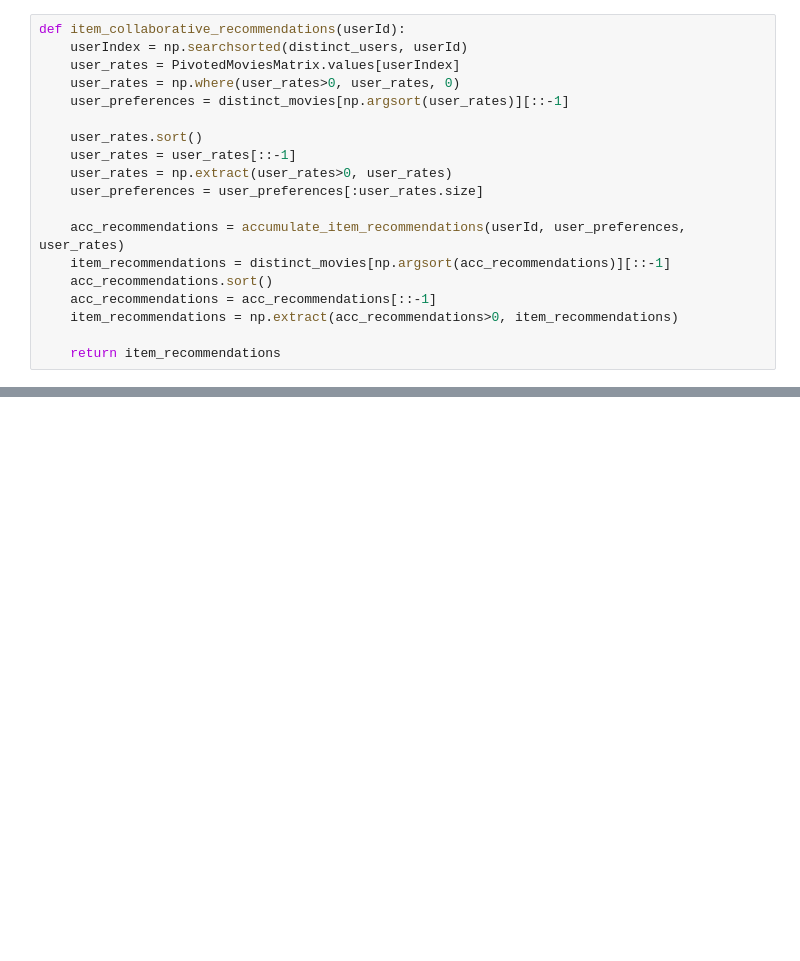
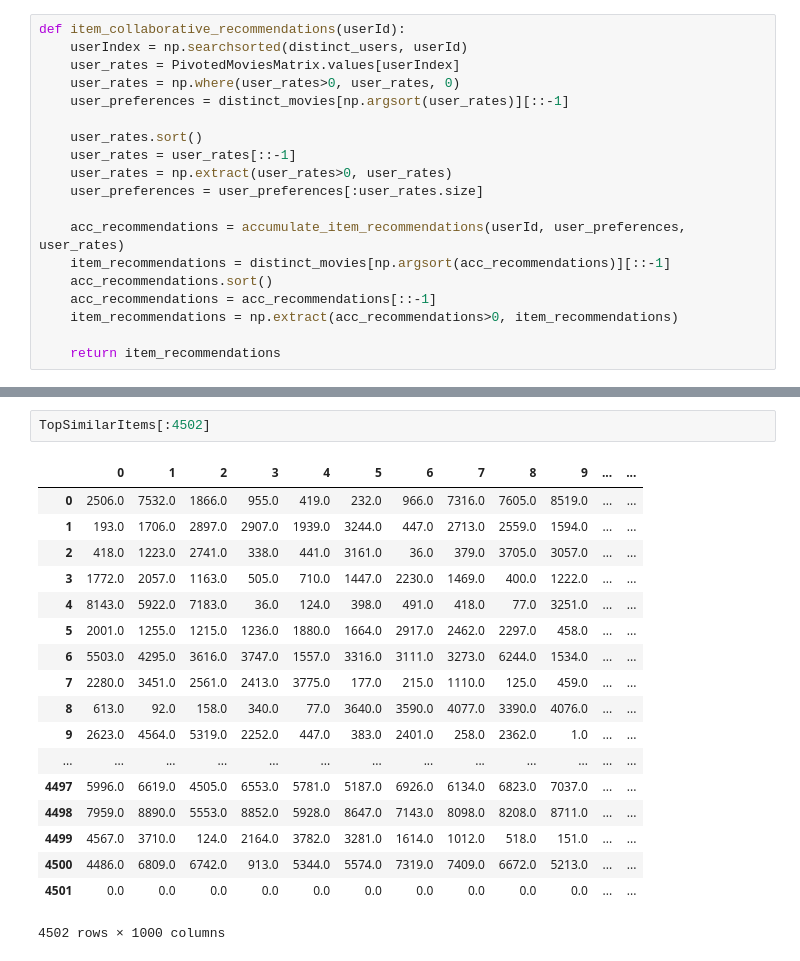
Before and after one commit to Chleb/datamine-project, a Jupyter notebook: item_collaborative_filtering.ipynb, the cells around one changed output, grey strips where cells are left out. Drawn from its saved outputs; the diff is of its cells as text; blank space fills up the shorter version.

```diff
--- a/item_collaborative_filtering.ipynb
+++ b/item_collaborative_filtering.ipynb
@@ -147,0 +148,21 @@ Movies[Movies['movieId'].isin(res[:10])]
+# %%
+TopSimilarItems[:4502]
+# %% [output]
+|  | 0 | 1 | 2 | 3 | 4 | 5 | 6 | 7 | 8 | 9 | ... | ... |
+| 0 | 2506.0 | 7532.0 | 1866.0 | 955.0 | 419.0 | 232.0 | 966.0 | 7316.0 | 7605.0 | 8519.0 | ... | ... |
+| 1 | 193.0 | 1706.0 | 2897.0 | 2907.0 | 1939.0 | 3244.0 | 447.0 | 2713.0 | 2559.0 | 1594.0 | ... | ... |
+| 2 | 418.0 | 1223.0 | 2741.0 | 338.0 | 441.0 | 3161.0 | 36.0 | 379.0 | 3705.0 | 3057.0 | ... | ... |
+| 3 | 1772.0 | 2057.0 | 1163.0 | 505.0 | 710.0 | 1447.0 | 2230.0 | 1469.0 | 400.0 | 1222.0 | ... | ... |
+| 4 | 8143.0 | 5922.0 | 7183.0 | 36.0 | 124.0 | 398.0 | 491.0 | 418.0 | 77.0 | 3251.0 | ... | ... |
+| 5 | 2001.0 | 1255.0 | 1215.0 | 1236.0 | 1880.0 | 1664.0 | 2917.0 | 2462.0 | 2297.0 | 458.0 | ... | ... |
+| 6 | 5503.0 | 4295.0 | 3616.0 | 3747.0 | 1557.0 | 3316.0 | 3111.0 | 3273.0 | 6244.0 | 1534.0 | ... | ... |
+| 7 | 2280.0 | 3451.0 | 2561.0 | 2413.0 | 3775.0 | 177.0 | 215.0 | 1110.0 | 125.0 | 459.0 | ... | ... |
+| 8 | 613.0 | 92.0 | 158.0 | 340.0 | 77.0 | 3640.0 | 3590.0 | 4077.0 | 3390.0 | 4076.0 | ... | ... |
+| 9 | 2623.0 | 4564.0 | 5319.0 | 2252.0 | 447.0 | 383.0 | 2401.0 | 258.0 | 2362.0 | 1.0 | ... | ... |
+| ... | ... | ... | ... | ... | ... | ... | ... | ... | ... | ... | ... | ... |
+| 4497 | 5996.0 | 6619.0 | 4505.0 | 6553.0 | 5781.0 | 5187.0 | 6926.0 | 6134.0 | 6823.0 | 7037.0 | ... | ... |
+| 4498 | 7959.0 | 8890.0 | 5553.0 | 8852.0 | 5928.0 | 8647.0 | 7143.0 | 8098.0 | 8208.0 | 8711.0 | ... | ... |
+| 4499 | 4567.0 | 3710.0 | 124.0 | 2164.0 | 3782.0 | 3281.0 | 1614.0 | 1012.0 | 518.0 | 151.0 | ... | ... |
+| 4500 | 4486.0 | 6809.0 | 6742.0 | 913.0 | 5344.0 | 5574.0 | 7319.0 | 7409.0 | 6672.0 | 5213.0 | ... | ... |
+| 4501 | 0.0 | 0.0 | 0.0 | 0.0 | 0.0 | 0.0 | 0.0 | 0.0 | 0.0 | 0.0 | ... | ... |
+4502 rows × 1000 columns
```
Also changed, not shown: parts of 3 cells of this notebook, 6 other files.
